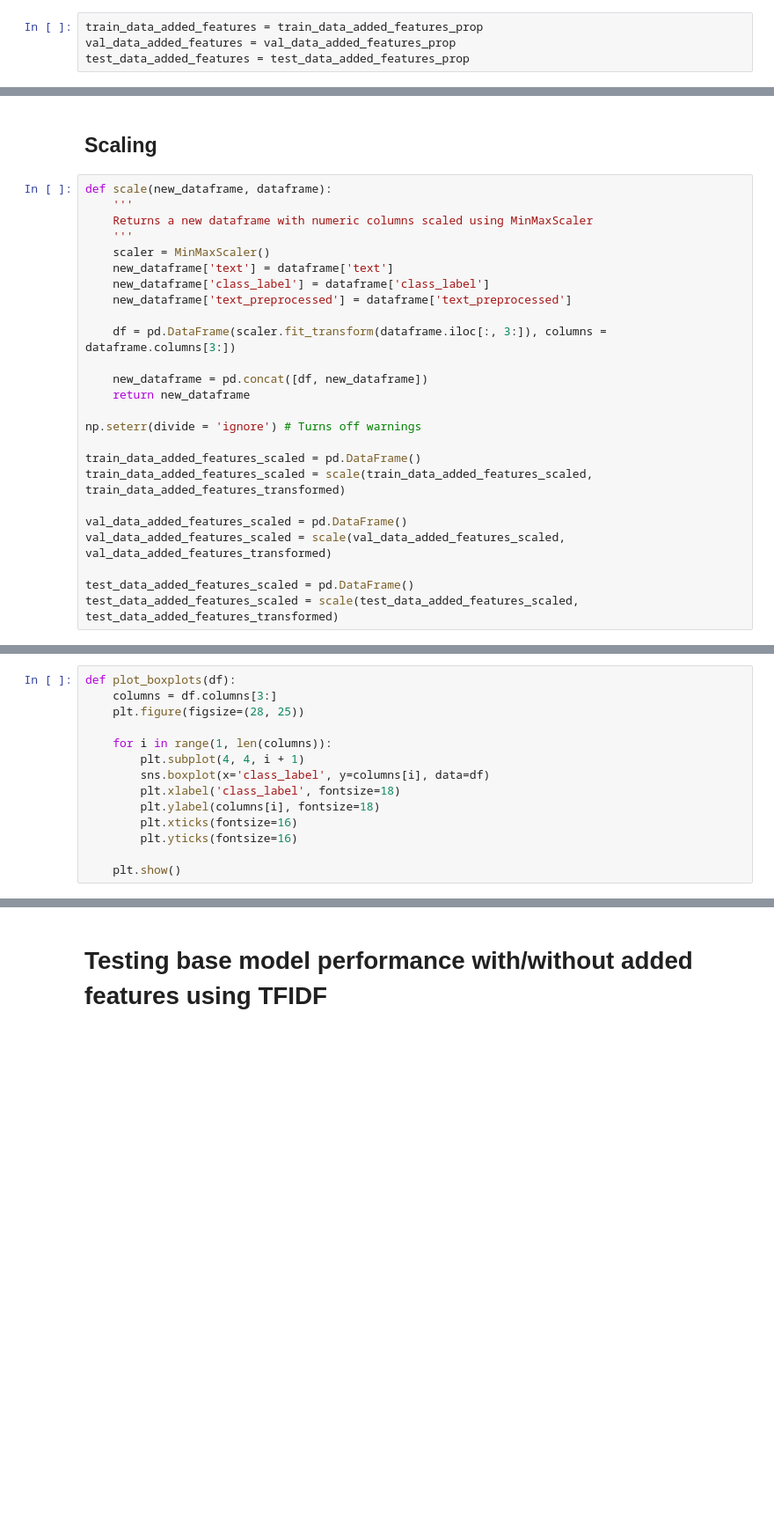
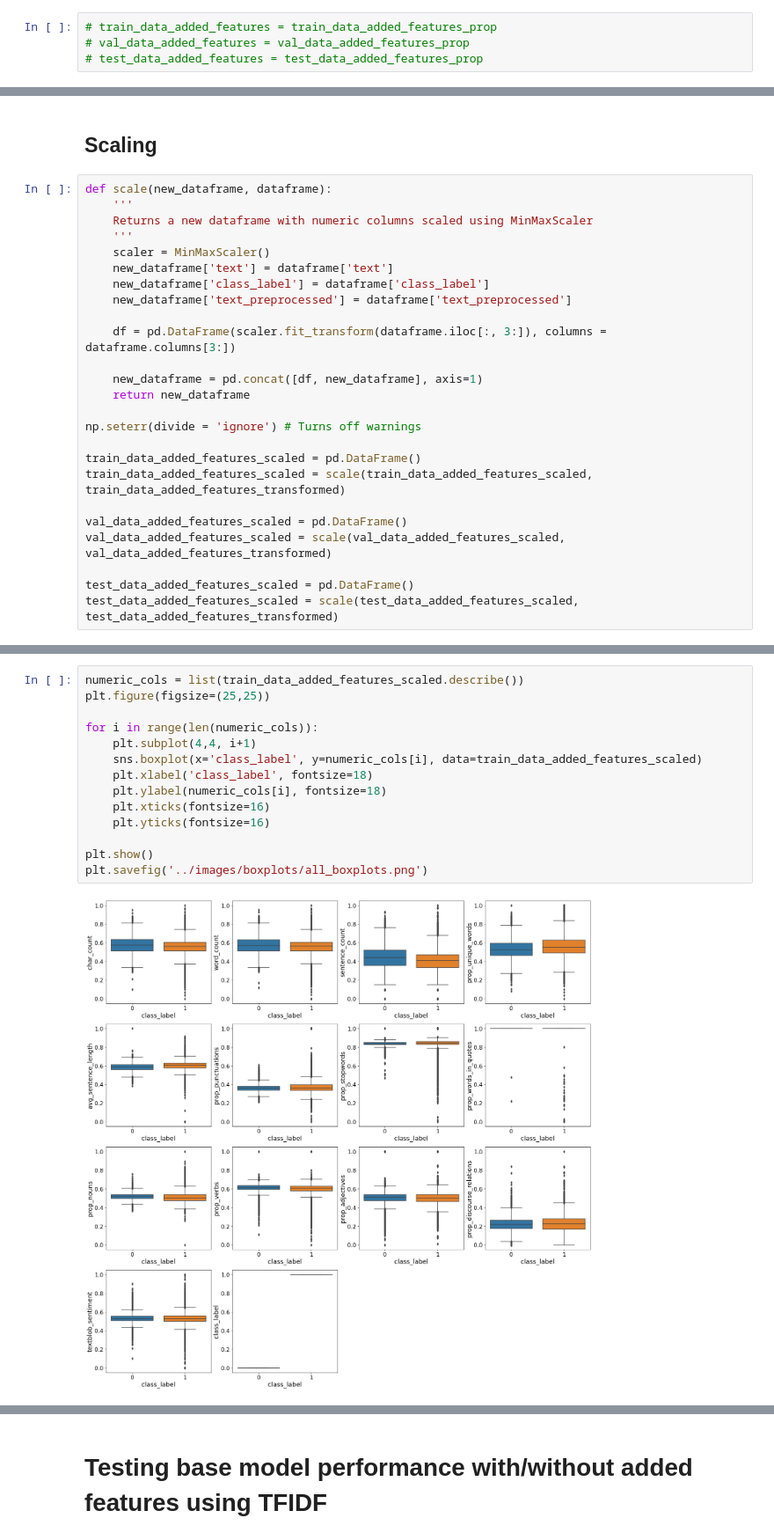
Before and after one commit to joshuawong96/Fake-News-Detection, a Jupyter notebook: Analysis/5. Feature Engineering.ipynb, the cells around one changed output, grey strips where cells are left out. Shown: that part at 88% size. Saved outputs shown, nothing was run; the diff lists cells and outputs as text; blank space fills up the shorter version.

```diff
--- a/Analysis/5. Feature Engineering.ipynb
+++ b/Analysis/5. Feature Engineering.ipynb
@@ -168,9 +169,9 @@ train_data_added_features = pd.read_csv("../Data/Data with added features/Propor
 val_data_added_features = pd.read_csv("../Data/Data with added features/Proportion/val_data_added_features.csv", index_col=0)
 test_data_added_features = pd.read_csv("../Data/Data with added features/Proportion/test_data_added_features.csv", index_col=0)
 # %%
-train_data_added_features = train_data_added_features_prop
-val_data_added_features = val_data_added_features_prop
-test_data_added_features = test_data_added_features_prop
+# train_data_added_features = train_data_added_features_prop
+# val_data_added_features = val_data_added_features_prop
+# test_data_added_features = test_data_added_features_prop
 # %% [markdown]
 ## Data Transformation
 # %%
@@ -256,7 +283,7 @@ def scale(new_dataframe, dataframe):
 
     df = pd.DataFrame(scaler.fit_transform(dataframe.iloc[:, 3:]), columns = dataframe.columns[3:])
 
-    new_dataframe = pd.concat([df, new_dataframe])
+    new_dataframe = pd.concat([df, new_dataframe], axis=1)
     return new_dataframe
 
 np.seterr(divide = 'ignore') # Turns off warnings
@@ -272,14 +310,16 @@ test_data_added_features_scaled = scale(test_data_added_features_scaled, test_da
 # %%
-def plot_boxplots(df):
-    columns = df.columns[3:]
-    plt.figure(figsize=(28, 25))
+numeric_cols = list(train_data_added_features_scaled.describe())
+plt.figure(figsize=(25,25))
 
-    for i in range(1, len(columns)):
-        plt.subplot(4, 4, i + 1)
-        sns.boxplot(x='class_label', y=columns[i], data=df)
-        plt.xlabel('class_label', fontsize=18)
-        plt.ylabel(columns[i], fontsize=18)
-        plt.xticks(fontsize=16)
-        plt.yticks(fontsize=16)
+for i in range(len(numeric_cols)):
+    plt.subplot(4,4, i+1)
+    sns.boxplot(x='class_label', y=numeric_cols[i], data=train_data_added_features_scaled)
+    plt.xlabel('class_label', fontsize=18)
+    plt.ylabel(numeric_cols[i], fontsize=18)
+    plt.xticks(fontsize=16)
+    plt.yticks(fontsize=16)
 
-    plt.show()
+plt.show()
+plt.savefig('../images/boxplots/all_boxplots.png')
+# %% [output]
+[figure, added]
```
Also changed, not shown: parts of 28 cells of this notebook.
